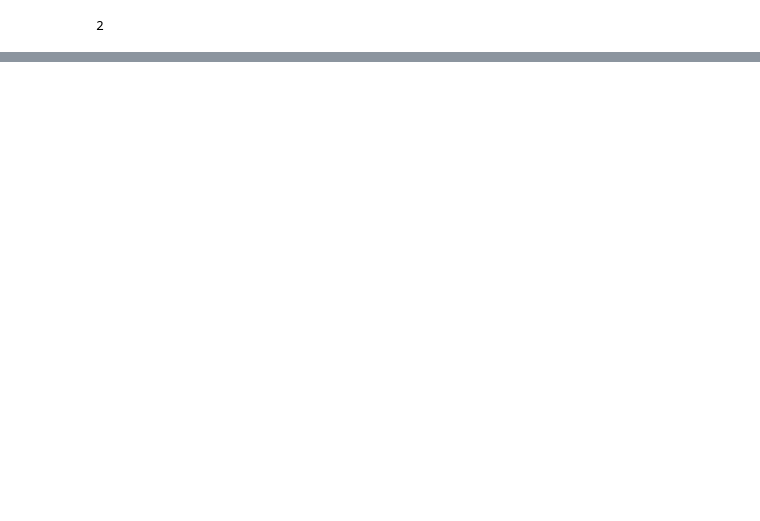
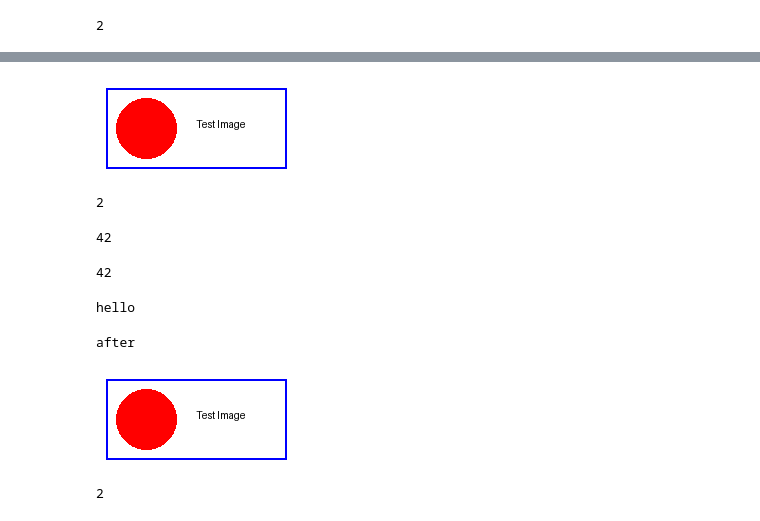
Before and after one commit to datalayer/jupyter-mcp-server, a Jupyter notebook: dev/content/notebook.ipynb, the cells around one changed output, grey strips where cells are left out. Saved outputs shown, nothing was run; the diff lists cells and outputs as text; code cells hidden in the pictures; blank space fills up the shorter version.

```diff
--- a/dev/content/notebook.ipynb
+++ b/dev/content/notebook.ipynb
@@ -34,0 +311,34 @@ third
+# %%
+
+from PIL import Image, ImageDraw
+import io
+import base64
+
+# Create a simple test image using PIL
+width, height = 200, 100
+image = Image.new('RGB', (width, height), color='white')
+draw = ImageDraw.Draw(image)
+
+# Draw a simple pattern
+draw.rectangle([10, 10, 190, 90], outline='blue', width=2)
+draw.ellipse([20, 20, 80, 80], fill='red')
+draw.text((100, 40), "Test Image", fill='black')
+
+# Convert to PNG and display
+buffer = io.BytesIO()
+image.save(buffer, format='PNG')
+buffer.seek(0)
+
+# Display the image (this should generate image/png output)
+from IPython.display import Image as IPythonImage, display
+display(IPythonImage(buffer.getvalue()))
+# %% [output]
+[figure, added]
+# %%
+1 + 1
+# %% [output]
+2
+# %%
+40 + 2
+# %% [output]
+42
@@ -34,0 +347,8 @@ third
+# %%
+print(42)
+# %% [output]
+42
+# %%
+print('hello')
+# %% [output]
+hello
@@ -34,0 +357,35 @@ third
+# %%
+print('after')
+# %% [output]
+after
+# %%
+import io
+
+from PIL import Image, ImageDraw
+
+# Create a simple test image using PIL
+width, height = 200, 100
+image = Image.new("RGB", (width, height), color="white")
+draw = ImageDraw.Draw(image)
+
+# Draw a simple pattern
+draw.rectangle([10, 10, 190, 90], outline="blue", width=2)
+draw.ellipse([20, 20, 80, 80], fill="red")
+draw.text((100, 40), "Test Image", fill="black")
+
+# Convert to PNG and display
+buffer = io.BytesIO()
+image.save(buffer, format="PNG")
+buffer.seek(0)
+
+# Display the image (this should generate image/png output)
+from IPython.display import Image as IPythonImage
+from IPython.display import display
+
+display(IPythonImage(buffer.getvalue()))
+# %% [output]
+[figure, added]
+# %%
+1 + 1
+# %% [output]
+2
```
Also changed, not shown: parts of 146 cells of this notebook, 1 other file.
